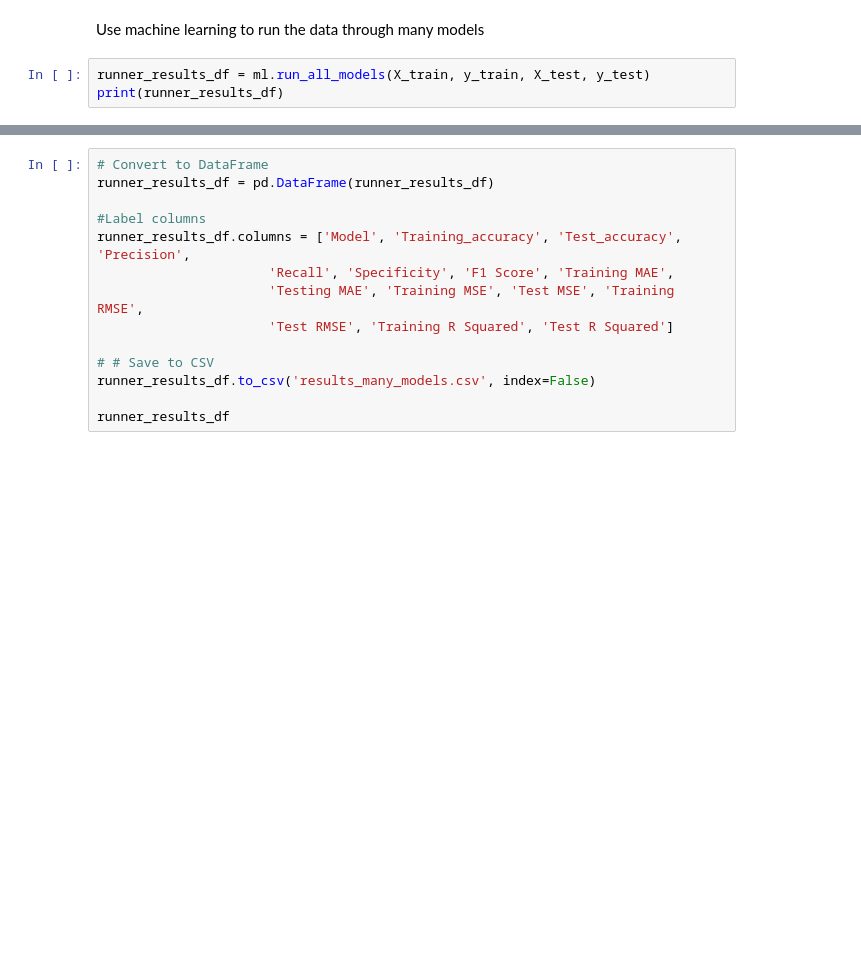
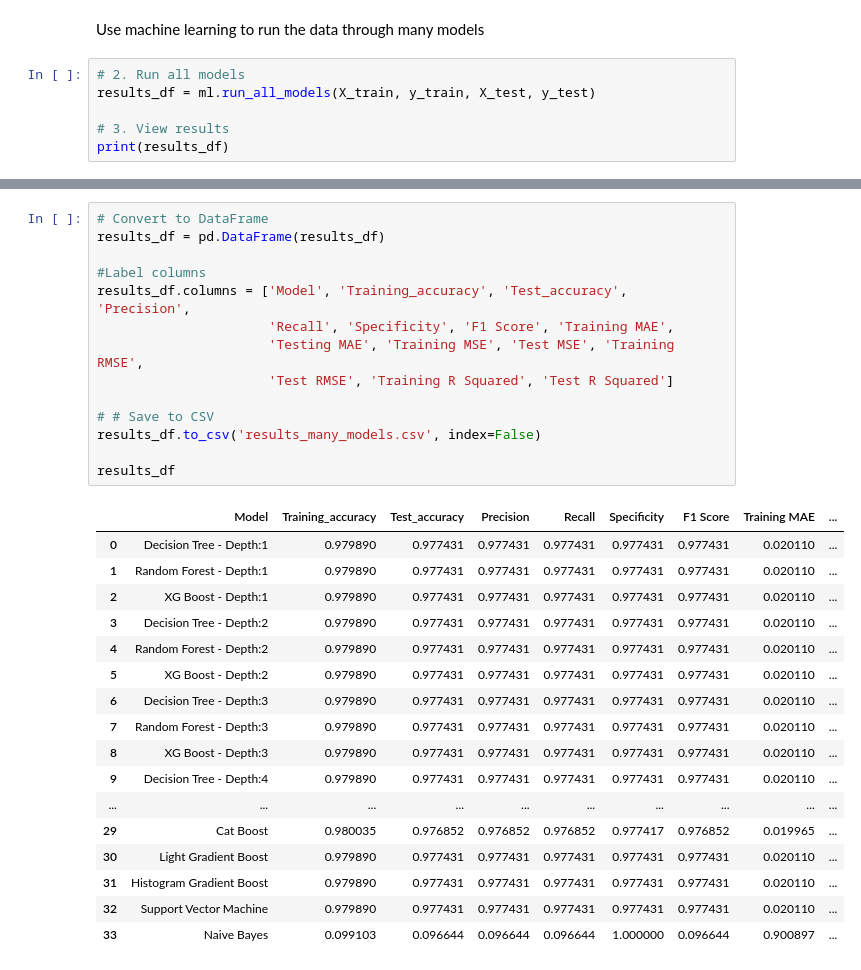
Before and after one commit to MightyAtom220474/LSCFT_ML_App, a Jupyter notebook: code/machine_learning_processor.ipynb, the cells around one changed output, grey strips where cells are left out. Cells and saved outputs as stored; diff of their text form; blank space fills up the shorter version.

Commit message:
ML: model now running and outputting results

```diff
--- a/code/machine_learning_processor.ipynb
+++ b/code/machine_learning_processor.ipynb
@@ -267,6 +254,9 @@ ValueError: could not convert string to float: 'WhiteBr'
 # %% [markdown]
 Use machine learning to run the data through many models
 # %%
-runner_results_df = ml.run_all_models(X_train, y_train, X_test, y_test)
-print(runner_results_df)
+# 2. Run all models
+results_df = ml.run_all_models(X_train, y_train, X_test, y_test)
+
+# 3. View results
+print(results_df)
 # %% [output]
@@ -274,14 +280,32 @@ ValueError: could not convert string to float: 'The Orchard'
 # %%
 # Convert to DataFrame
-runner_results_df = pd.DataFrame(runner_results_df)
+results_df = pd.DataFrame(results_df)
 
 #Label columns
-runner_results_df.columns = ['Model', 'Training_accuracy', 'Test_accuracy', 'Precision',
+results_df.columns = ['Model', 'Training_accuracy', 'Test_accuracy', 'Precision',
                       'Recall', 'Specificity', 'F1 Score', 'Training MAE',
                       'Testing MAE', 'Training MSE', 'Test MSE', 'Training RMSE',
                       'Test RMSE', 'Training R Squared', 'Test R Squared']
 
 # # Save to CSV
-runner_results_df.to_csv('results_many_models.csv', index=False)
+results_df.to_csv('results_many_models.csv', index=False)
 
-runner_results_df
+results_df
+# %% [output]
+|  | Model | Training_accuracy | Test_accuracy | Precision | Recall | Specificity | F1 Score | Training MAE | ... |
+| 0 | Decision Tree - Depth:1 | 0.979890 | 0.977431 | 0.977431 | 0.977431 | 0.977431 | 0.977431 | 0.020110 | ... |
+| 1 | Random Forest - Depth:1 | 0.979890 | 0.977431 | 0.977431 | 0.977431 | 0.977431 | 0.977431 | 0.020110 | ... |
+| 2 | XG Boost - Depth:1 | 0.979890 | 0.977431 | 0.977431 | 0.977431 | 0.977431 | 0.977431 | 0.020110 | ... |
+| 3 | Decision Tree - Depth:2 | 0.979890 | 0.977431 | 0.977431 | 0.977431 | 0.977431 | 0.977431 | 0.020110 | ... |
+| 4 | Random Forest - Depth:2 | 0.979890 | 0.977431 | 0.977431 | 0.977431 | 0.977431 | 0.977431 | 0.020110 | ... |
+| 5 | XG Boost - Depth:2 | 0.979890 | 0.977431 | 0.977431 | 0.977431 | 0.977431 | 0.977431 | 0.020110 | ... |
+| 6 | Decision Tree - Depth:3 | 0.979890 | 0.977431 | 0.977431 | 0.977431 | 0.977431 | 0.977431 | 0.020110 | ... |
+| 7 | Random Forest - Depth:3 | 0.979890 | 0.977431 | 0.977431 | 0.977431 | 0.977431 | 0.977431 | 0.020110 | ... |
+| 8 | XG Boost - Depth:3 | 0.979890 | 0.977431 | 0.977431 | 0.977431 | 0.977431 | 0.977431 | 0.020110 | ... |
+| 9 | Decision Tree - Depth:4 | 0.979890 | 0.977431 | 0.977431 | 0.977431 | 0.977431 | 0.977431 | 0.020110 | ... |
+| ... | ... | ... | ... | ... | ... | ... | ... | ... | ... |
+| 29 | Cat Boost | 0.980035 | 0.976852 | 0.976852 | 0.976852 | 0.977417 | 0.976852 | 0.019965 | ... |
+| 30 | Light Gradient Boost | 0.979890 | 0.977431 | 0.977431 | 0.977431 | 0.977431 | 0.977431 | 0.020110 | ... |
+| 31 | Histogram Gradient Boost | 0.979890 | 0.977431 | 0.977431 | 0.977431 | 0.977431 | 0.977431 | 0.020110 | ... |
+| 32 | Support Vector Machine | 0.979890 | 0.977431 | 0.977431 | 0.977431 | 0.977431 | 0.977431 | 0.020110 | ... |
+| 33 | Naive Bayes | 0.099103 | 0.096644 | 0.096644 | 0.096644 | 1.000000 | 0.096644 | 0.900897 | ... |
```
Also changed, not shown: parts of 10 cells of this notebook, 8 other files.
